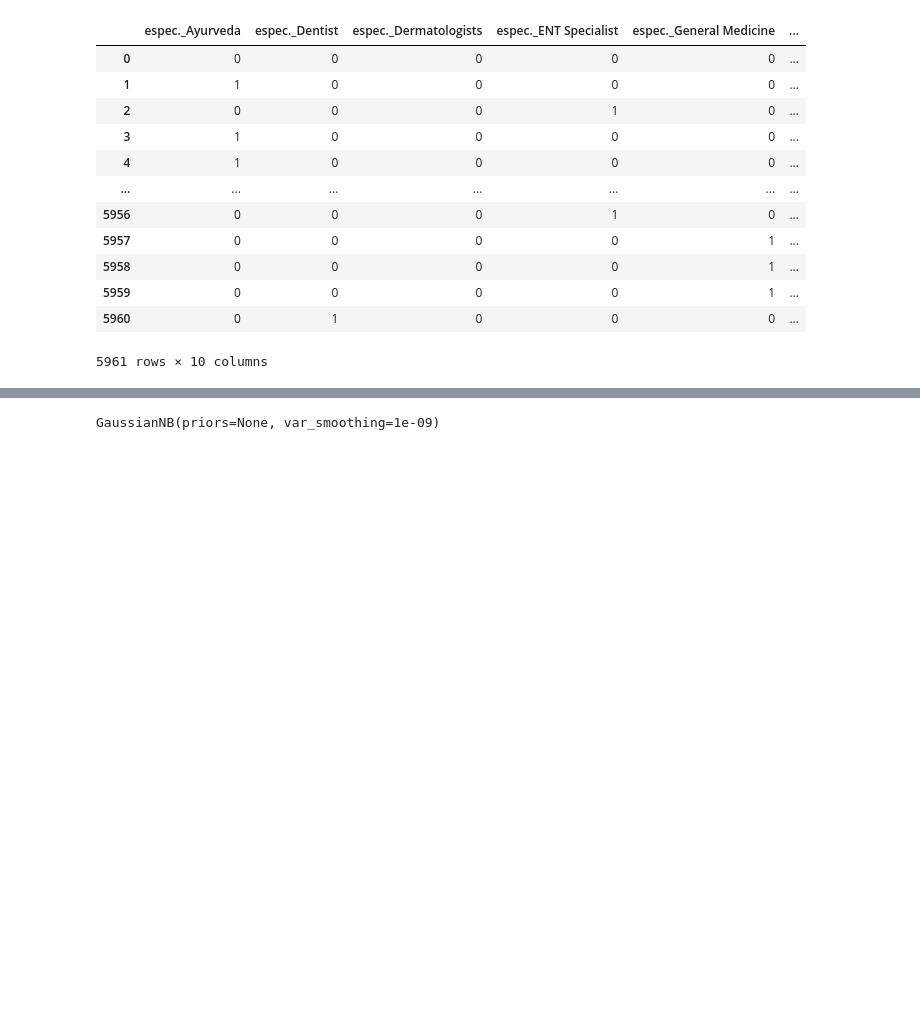
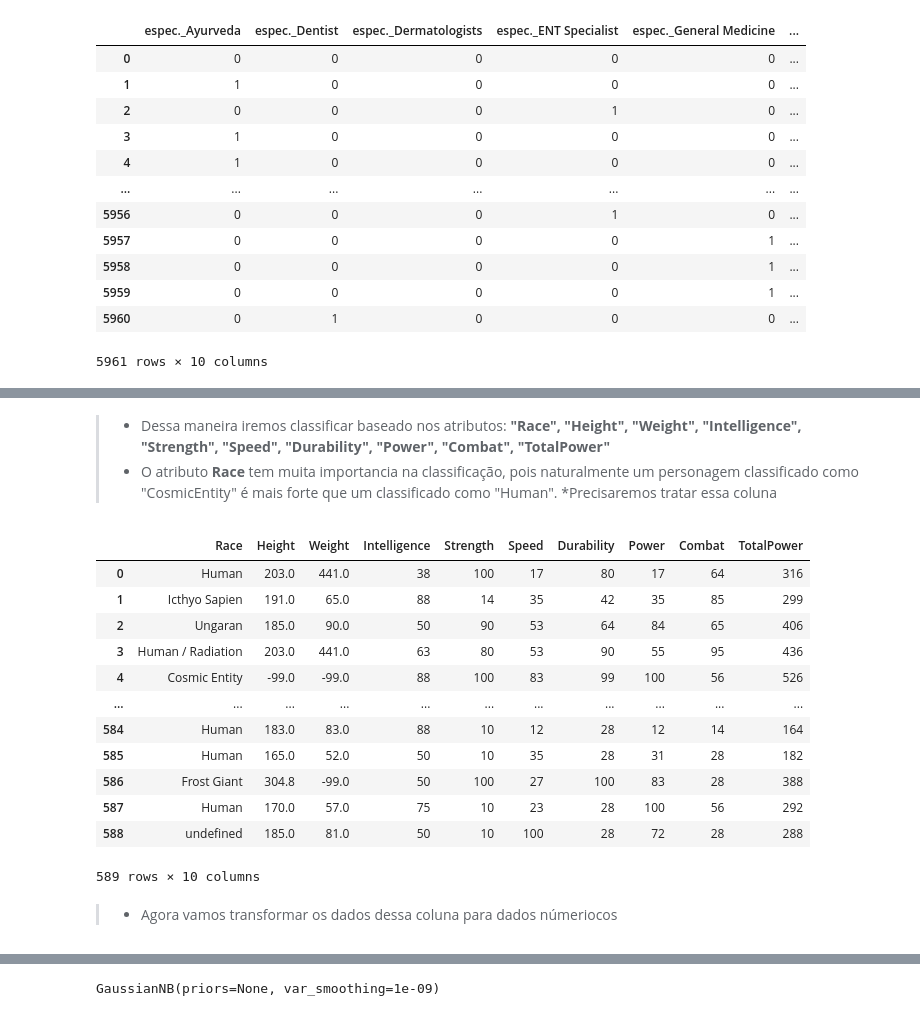
Before and after one commit to ashouy/Aprendizado-de-Maquina, a Jupyter notebook: Tarefa01.ipynb, the cells around one changed output, grey strips where cells are left out. Cells and saved outputs as stored; diff of their text form; code cells hidden in the pictures; blank space fills up the shorter version.

```diff
--- a/Tarefa01.ipynb
+++ b/Tarefa01.ipynb
@@ -528,0 +316,24 @@ X_train, X_test, y_train, y_test = train_test_split(heroes_force.drop(columns=['
+# %% [markdown]
+>* Dessa maneira iremos classificar baseado nos atributos: **"Race",	"Height",	 "Weight",	"Intelligence",	"Strength",	"Speed",	"Durability",	"Power",	"Combat",	"TotalPower"**
+>* O atributo **Race** tem muita importancia na classificação, pois naturalmente um personagem classificado como "CosmicEntity" é mais forte que um classificado como "Human".
+>*Precisaremos tratar essa coluna
+# %%
+# Tratando raça para substituir os valores "-" por "undefined"
+heroes['Race'] = heroes['Race'].apply(lambda x : x.replace('-', 'undefined'))
+heroes
+# %% [output]
+|  | Race | Height | Weight | Intelligence | Strength | Speed | Durability | Power | Combat | TotalPower |
+| 0 | Human | 203.0 | 441.0 | 38 | 100 | 17 | 80 | 17 | 64 | 316 |
+| 1 | Icthyo Sapien | 191.0 | 65.0 | 88 | 14 | 35 | 42 | 35 | 85 | 299 |
+| 2 | Ungaran | 185.0 | 90.0 | 50 | 90 | 53 | 64 | 84 | 65 | 406 |
+| 3 | Human / Radiation | 203.0 | 441.0 | 63 | 80 | 53 | 90 | 55 | 95 | 436 |
+| 4 | Cosmic Entity | -99.0 | -99.0 | 88 | 100 | 83 | 99 | 100 | 56 | 526 |
+| ... | ... | ... | ... | ... | ... | ... | ... | ... | ... | ... |
+| 584 | Human | 183.0 | 83.0 | 88 | 10 | 12 | 28 | 12 | 14 | 164 |
+| 585 | Human | 165.0 | 52.0 | 50 | 10 | 35 | 28 | 31 | 28 | 182 |
+| 586 | Frost Giant | 304.8 | -99.0 | 50 | 100 | 27 | 100 | 83 | 28 | 388 |
+| 587 | Human | 170.0 | 57.0 | 75 | 10 | 23 | 28 | 100 | 56 | 292 |
+| 588 | undefined | 185.0 | 81.0 | 50 | 10 | 100 | 28 | 72 | 28 | 288 |
+589 rows × 10 columns
+# %% [markdown]
+>* Agora vamos transformar os dados dessa coluna para dados númeriocos
```
Also changed, not shown: parts of 52 cells of this notebook.
